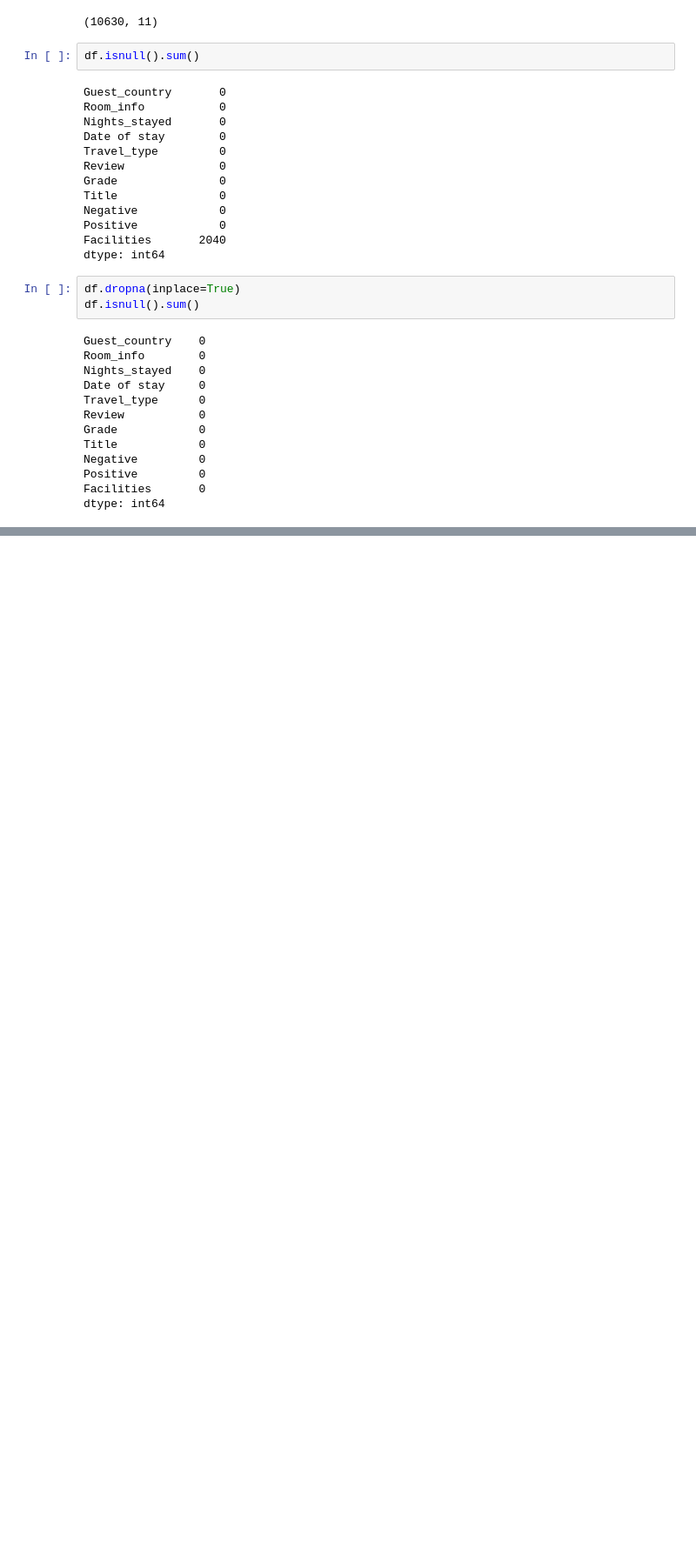
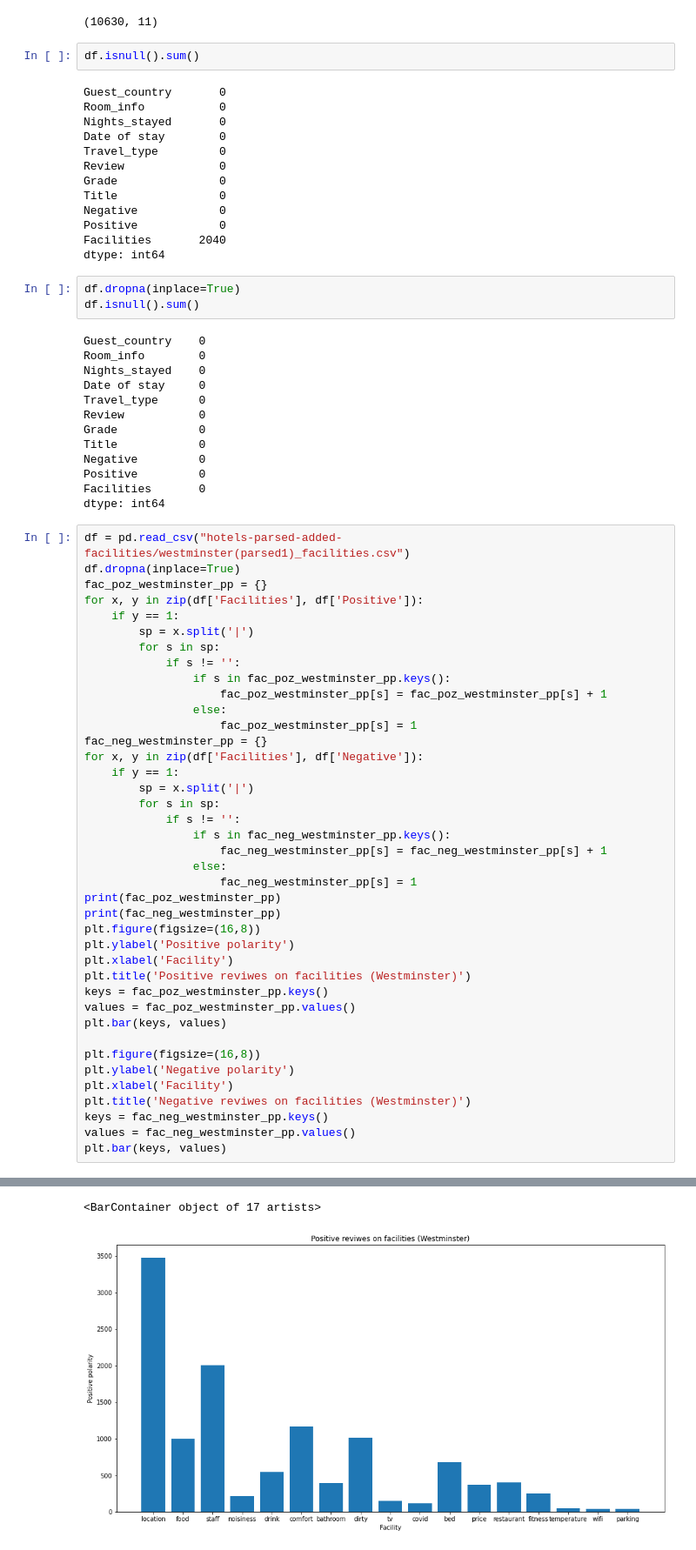
Before and after one commit to mitosHermanos/SIAP-NN, a Jupyter notebook: Popularity_of_facilities.ipynb, the cells around one changed output, grey strips where cells are left out. Shown at 87% size. Drawn from its saved outputs; the diff is of its cells as text; blank space fills up the shorter version.

```diff
--- a/Popularity_of_facilities.ipynb
+++ b/Popularity_of_facilities.ipynb
@@ -55,3 +56,44 @@ Negative         0
 Positive         0
 Facilities       0
 dtype: int64
+# %%
+df = pd.read_csv("hotels-parsed-added-facilities/westminster(parsed1)_facilities.csv")
+df.dropna(inplace=True)
+fac_poz_westminster_pp = {}
+for x, y in zip(df['Facilities'], df['Positive']):
+    if y == 1:
+        sp = x.split('|')
+        for s in sp:
+            if s != '':
+                if s in fac_poz_westminster_pp.keys():
+                    fac_poz_westminster_pp[s] = fac_poz_westminster_pp[s] + 1
+                else:
+                    fac_poz_westminster_pp[s] = 1
+fac_neg_westminster_pp = {}
+for x, y in zip(df['Facilities'], df['Negative']):
+    if y == 1:
+        sp = x.split('|')
+        for s in sp:
+            if s != '':
+                if s in fac_neg_westminster_pp.keys():
+                    fac_neg_westminster_pp[s] = fac_neg_westminster_pp[s] + 1
+                else:
+                    fac_neg_westminster_pp[s] = 1
+print(fac_poz_westminster_pp)
+print(fac_neg_westminster_pp)
+plt.figure(figsize=(16,8))
+plt.ylabel('Positive polarity')
+plt.xlabel('Facility')
+plt.title('Positive reviwes on facilities (Westminster)')
+keys = fac_poz_westminster_pp.keys()
+values = fac_poz_westminster_pp.values()
+plt.bar(keys, values)
+
+plt.figure(figsize=(16,8))
+plt.ylabel('Negative polarity')
+plt.xlabel('Facility')
+plt.title('Negative reviwes on facilities (Westminster)')
+keys = fac_neg_westminster_pp.keys()
+values = fac_neg_westminster_pp.values()
+plt.bar(keys, values)
+# %% [output]
@@ -57,0 +102,2 @@ dtype: int64
+<BarContainer object of 17 artists>
+[figure, added]
```
Also changed, not shown: parts of 21 cells of this notebook.
